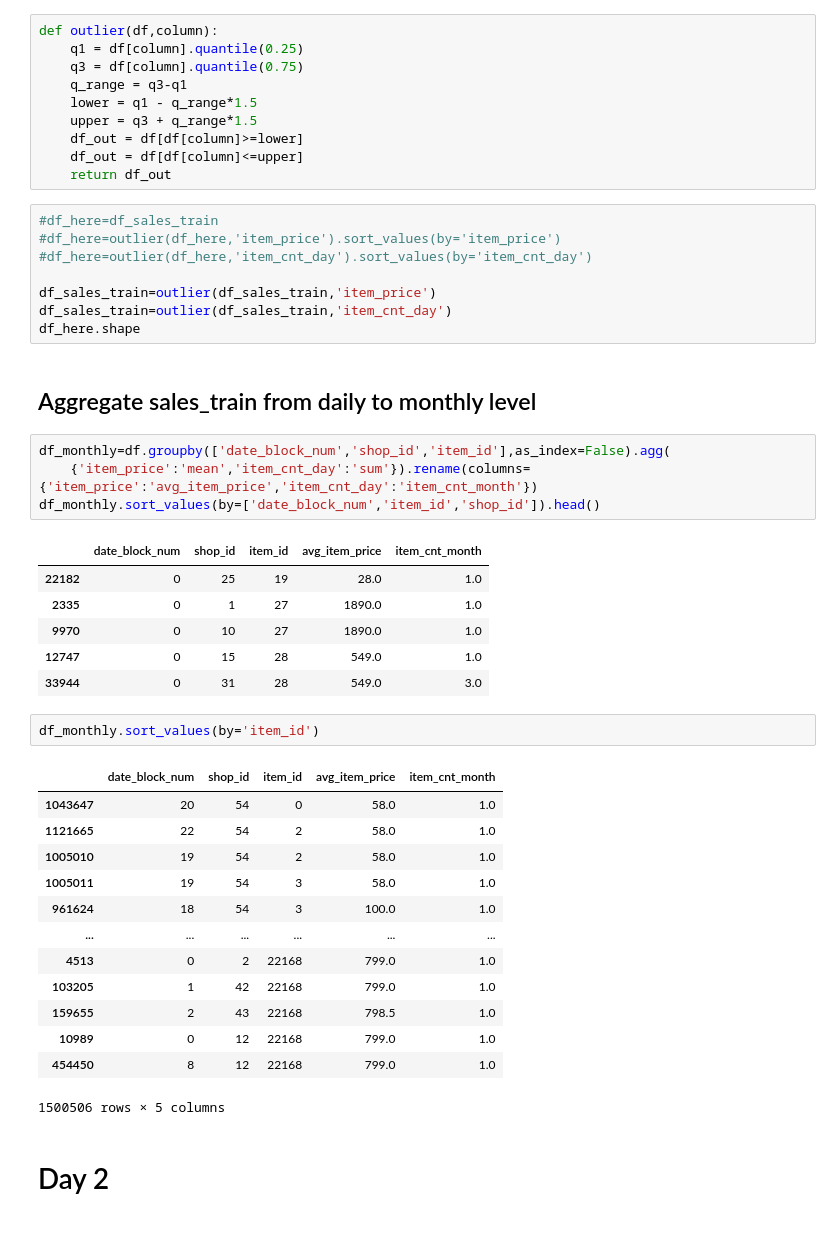
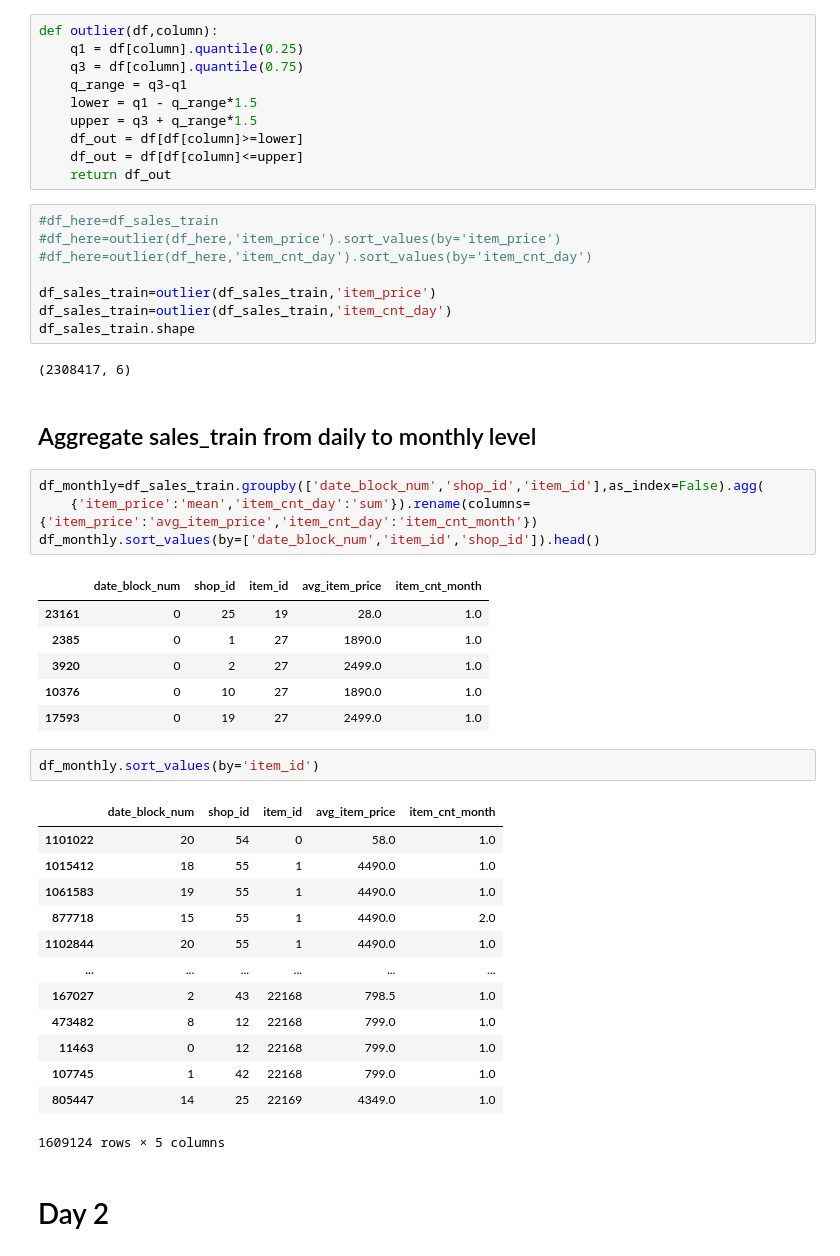
Before and after one commit to VeraDJW/Kaggle_Predict_Future_Sales_Project, a Jupyter notebook: KaggleProject.ipynb, the cells around one changed output. Cells and saved outputs as stored; diff of their text form.

```diff
--- a/KaggleProject.ipynb
+++ b/KaggleProject.ipynb
@@ -78,36 +78,38 @@ def outlier(df,column):
 
 df_sales_train=outlier(df_sales_train,'item_price')
 df_sales_train=outlier(df_sales_train,'item_cnt_day')
-df_here.shape
+df_sales_train.shape
+# %% [output]
+(2308417, 6)
 # %% [markdown]
 ## Aggregate sales_train from daily to monthly level
 # %%
-df_monthly=df.groupby(['date_block_num','shop_id','item_id'],as_index=False).agg(
+df_monthly=df_sales_train.groupby(['date_block_num','shop_id','item_id'],as_index=False).agg(
     {'item_price':'mean','item_cnt_day':'sum'}).rename(columns={'item_price':'avg_item_price','item_cnt_day':'item_cnt_month'})
 df_monthly.sort_values(by=['date_block_num','item_id','shop_id']).head()
 # %% [output]
 |  | date_block_num | shop_id | item_id | avg_item_price | item_cnt_month |
-| 22182 | 0 | 25 | 19 | 28.0 | 1.0 |
-| 2335 | 0 | 1 | 27 | 1890.0 | 1.0 |
-| 9970 | 0 | 10 | 27 | 1890.0 | 1.0 |
-| 12747 | 0 | 15 | 28 | 549.0 | 1.0 |
-| 33944 | 0 | 31 | 28 | 549.0 | 3.0 |
+| 23161 | 0 | 25 | 19 | 28.0 | 1.0 |
+| 2385 | 0 | 1 | 27 | 1890.0 | 1.0 |
+| 3920 | 0 | 2 | 27 | 2499.0 | 1.0 |
+| 10376 | 0 | 10 | 27 | 1890.0 | 1.0 |
+| 17593 | 0 | 19 | 27 | 2499.0 | 1.0 |
 # %%
 df_monthly.sort_values(by='item_id')
 # %% [output]
 |  | date_block_num | shop_id | item_id | avg_item_price | item_cnt_month |
-| 1043647 | 20 | 54 | 0 | 58.0 | 1.0 |
-| 1121665 | 22 | 54 | 2 | 58.0 | 1.0 |
-| 1005010 | 19 | 54 | 2 | 58.0 | 1.0 |
-| 1005011 | 19 | 54 | 3 | 58.0 | 1.0 |
-| 961624 | 18 | 54 | 3 | 100.0 | 1.0 |
+| 1101022 | 20 | 54 | 0 | 58.0 | 1.0 |
+| 1015412 | 18 | 55 | 1 | 4490.0 | 1.0 |
+| 1061583 | 19 | 55 | 1 | 4490.0 | 1.0 |
+| 877718 | 15 | 55 | 1 | 4490.0 | 2.0 |
+| 1102844 | 20 | 55 | 1 | 4490.0 | 1.0 |
 | ... | ... | ... | ... | ... | ... |
-| 4513 | 0 | 2 | 22168 | 799.0 | 1.0 |
-| 103205 | 1 | 42 | 22168 | 799.0 | 1.0 |
-| 159655 | 2 | 43 | 22168 | 798.5 | 1.0 |
-| 10989 | 0 | 12 | 22168 | 799.0 | 1.0 |
-| 454450 | 8 | 12 | 22168 | 799.0 | 1.0 |
+| 167027 | 2 | 43 | 22168 | 798.5 | 1.0 |
+| 473482 | 8 | 12 | 22168 | 799.0 | 1.0 |
+| 11463 | 0 | 12 | 22168 | 799.0 | 1.0 |
+| 107745 | 1 | 42 | 22168 | 799.0 | 1.0 |
+| 805447 | 14 | 25 | 22169 | 4349.0 | 1.0 |
-1500506 rows × 5 columns
+1609124 rows × 5 columns
 # %% [markdown]
 # Day 2
 # %% [markdown]
```
Also changed, not shown: parts of 42 cells of this notebook.
